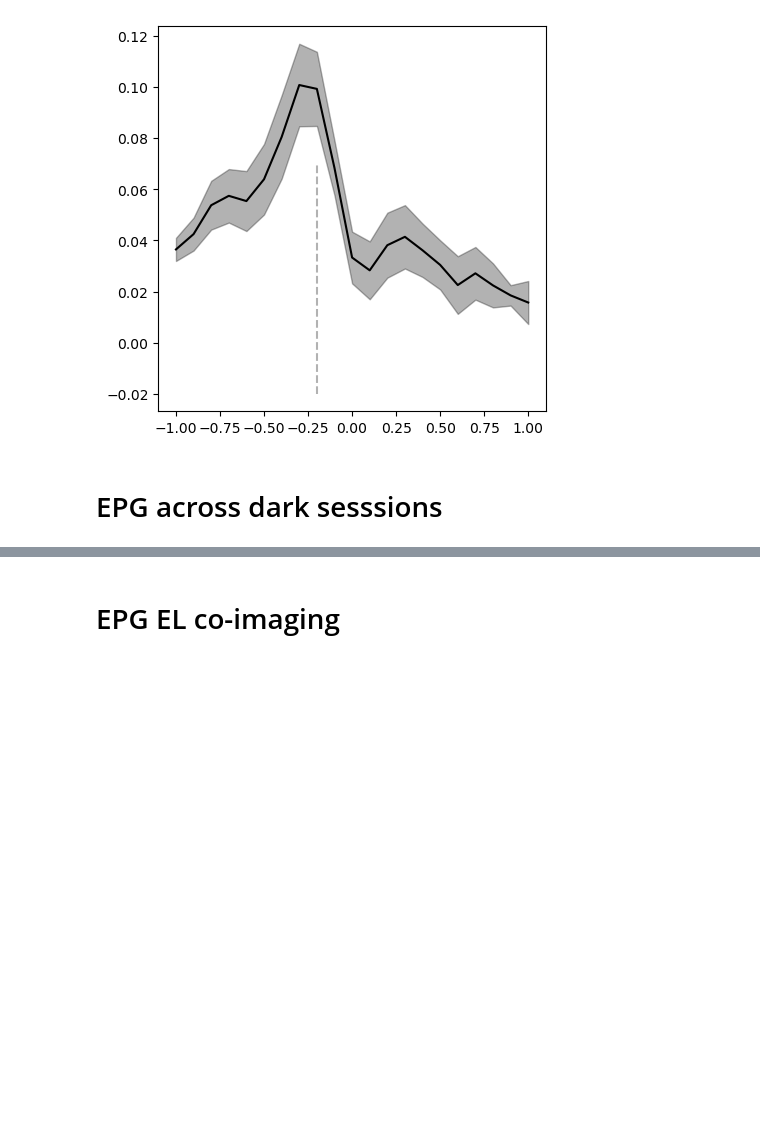
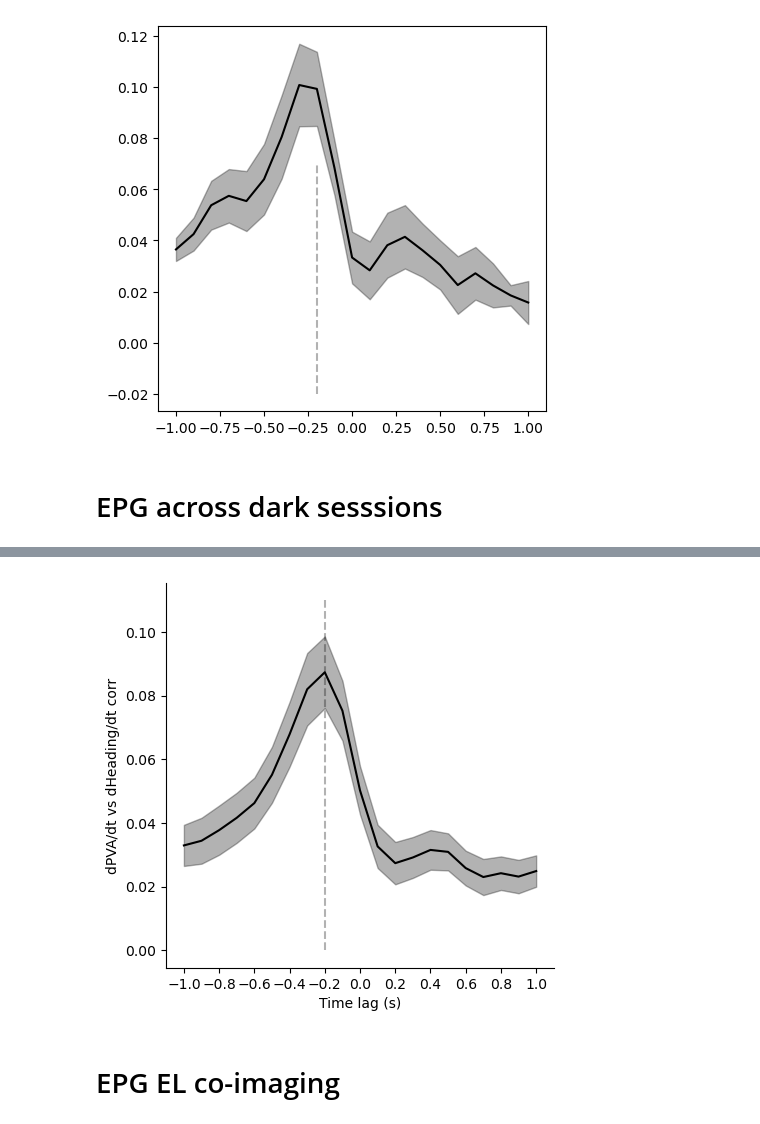
Before and after one commit to yfisher-lab/NeuromodPlasticity, a Jupyter notebook: NeuromodPlasticity/figures/DetermineIndicatorShifts.ipynb, the cells around one changed output, grey strips where cells are left out. Cells and saved outputs as stored; diff of their text form; code cells hidden in the pictures; blank space fills up the shorter version.

```diff
--- a/NeuromodPlasticity/figures/DetermineIndicatorShifts.ipynb
+++ b/NeuromodPlasticity/figures/DetermineIndicatorShifts.ipynb
@@ -358,6 +363,7 @@ _ = ax.plot([-.2,-.2], [-.02, .07], 'k--', alpha=.3)
 # EPG across dark sesssions
 # %%
 basedir = pathlib.Path('/media/mplitt/SSD_storage/2P_scratch/EPG_jGCaMP7f_OctB1RRNAi')
+figfolder = pathlib.Path('/media/mplitt/SSD_storage/fig_scratch/EPG_jGCaMP7f_OctB1RRNAi/')
 
 sess_df = pd.read_csv(basedir / 'sessions.csv')
 # print(sess_df.columns)
@@ -408,3 +414,25 @@ _ = ax.plot([-.2,-.2], [-.02, .07], 'k--', alpha=.3)
+# %%
+xcorr = epg_image_xcorr_loop(sess_df)
+
+
+fig, ax = plt.subplots( figsize=[5,5])
+
+##
+mu, sem = xcorr.mean(axis=0), sp.stats.sem(xcorr, axis=0)
+_ = ax.plot(common_times, mu, color='black')
+_ = ax.fill_between(common_times, mu-sem, mu+sem, color='black', alpha = .3)
+_ = ax.plot([-.2,-.2], [-.0, .11], 'k--', alpha=.3)
+
+ax.set_xticks(common_times[::2])
+
+ax.set_ylabel('dPVA/dt vs dHeading/dt corr')
+ax.set_xlabel('Time lag (s)')
+ax.spines['top'].set_visible(False)
+ax.spines['right'].set_visible(False)
+
+fig.savefig(figfolder / 'xcorr_all.pdf', bbox_inches='tight')
+# %% [output]
+[figure, added]
 # %% [markdown]
 # EPG EL co-imaging
 # %%
```
Also changed, not shown: parts of 2 cells of this notebook, 3 other files.
